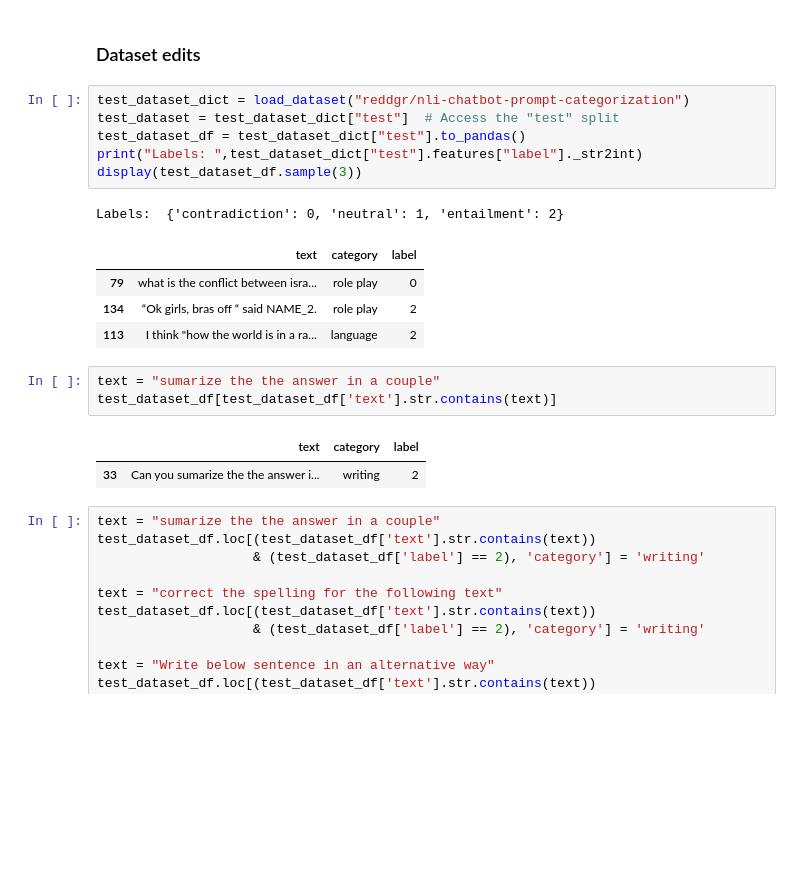
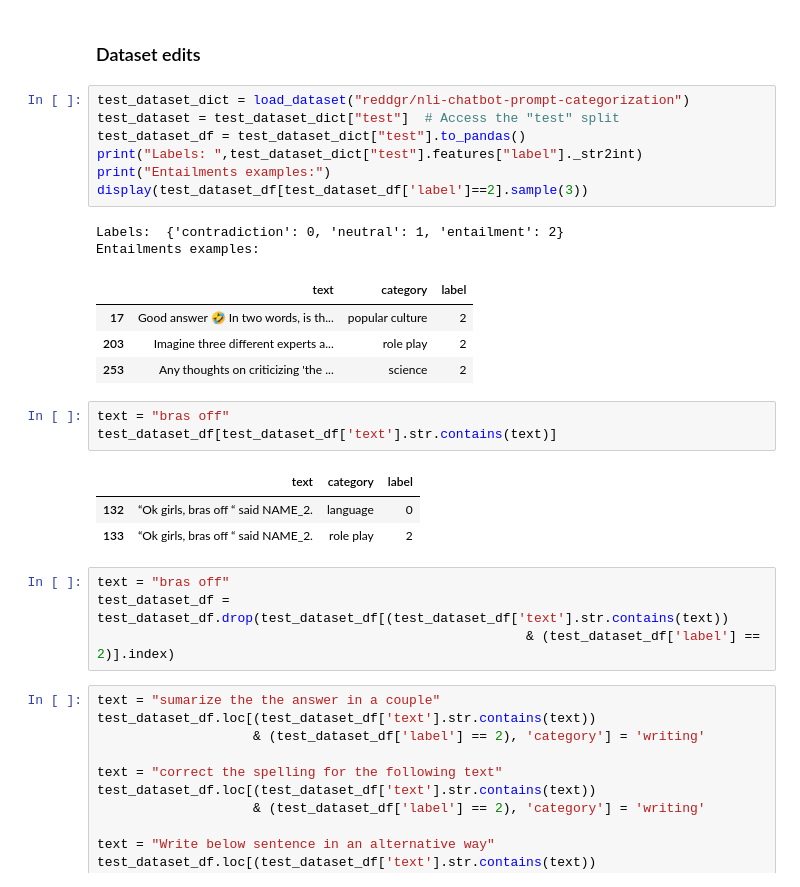
Before and after one commit to reddgr/zero-shot-text-classification, a Jupyter notebook: 02-zero-shot-prompt-classifier-tests.ipynb, the cells around one changed output. Saved outputs shown, nothing was run; the diff lists cells and outputs as text; blank space fills up the shorter version.

Commit message:
tests after test dataset review

```diff
--- a/02-zero-shot-prompt-classifier-tests.ipynb
+++ b/02-zero-shot-prompt-classifier-tests.ipynb
@@ -340,21 +387,28 @@ ______________________________
 # %%
 test_dataset_dict = load_dataset("reddgr/nli-chatbot-prompt-categorization")
 test_dataset = test_dataset_dict["test"]  # Access the "test" split
 test_dataset_df = test_dataset_dict["test"].to_pandas()
 print("Labels: ",test_dataset_dict["test"].features["label"]._str2int)
-display(test_dataset_df.sample(3))
+print("Entailments examples:")
+display(test_dataset_df[test_dataset_df['label']==2].sample(3))
 # %% [output]
 Labels:  {'contradiction': 0, 'neutral': 1, 'entailment': 2}
+Entailments examples:
 |  | text | category | label |
-| 79 | what is the conflict between isra... | role play | 0 |
-| 134 | “Ok girls, bras off “ said NAME_2. | role play | 2 |
-| 113 | I think "how the world is in a ra... | language | 2 |
+| 17 | Good answer 🤣 In two words, is th... | popular culture | 2 |
+| 203 | Imagine three different experts a... | role play | 2 |
+| 253 | Any thoughts on criticizing 'the ... | science | 2 |
 # %%
-text = "sumarize the the answer in a couple"
+text = "bras off"
 test_dataset_df[test_dataset_df['text'].str.contains(text)]
 # %% [output]
 |  | text | category | label |
-| 33 | Can you sumarize the the answer i... | writing | 2 |
+| 132 | “Ok girls, bras off “ said NAME_2. | language | 0 |
+| 133 | “Ok girls, bras off “ said NAME_2. | role play | 2 |
+# %%
+text = "bras off"
+test_dataset_df = test_dataset_df.drop(test_dataset_df[(test_dataset_df['text'].str.contains(text))
+                                                       & (test_dataset_df['label'] == 2)].index)
 # %%
 text = "sumarize the the answer in a couple"
 test_dataset_df.loc[(test_dataset_df['text'].str.contains(text))
```
Also changed, not shown: parts of 17 cells of this notebook, 1 other file.
